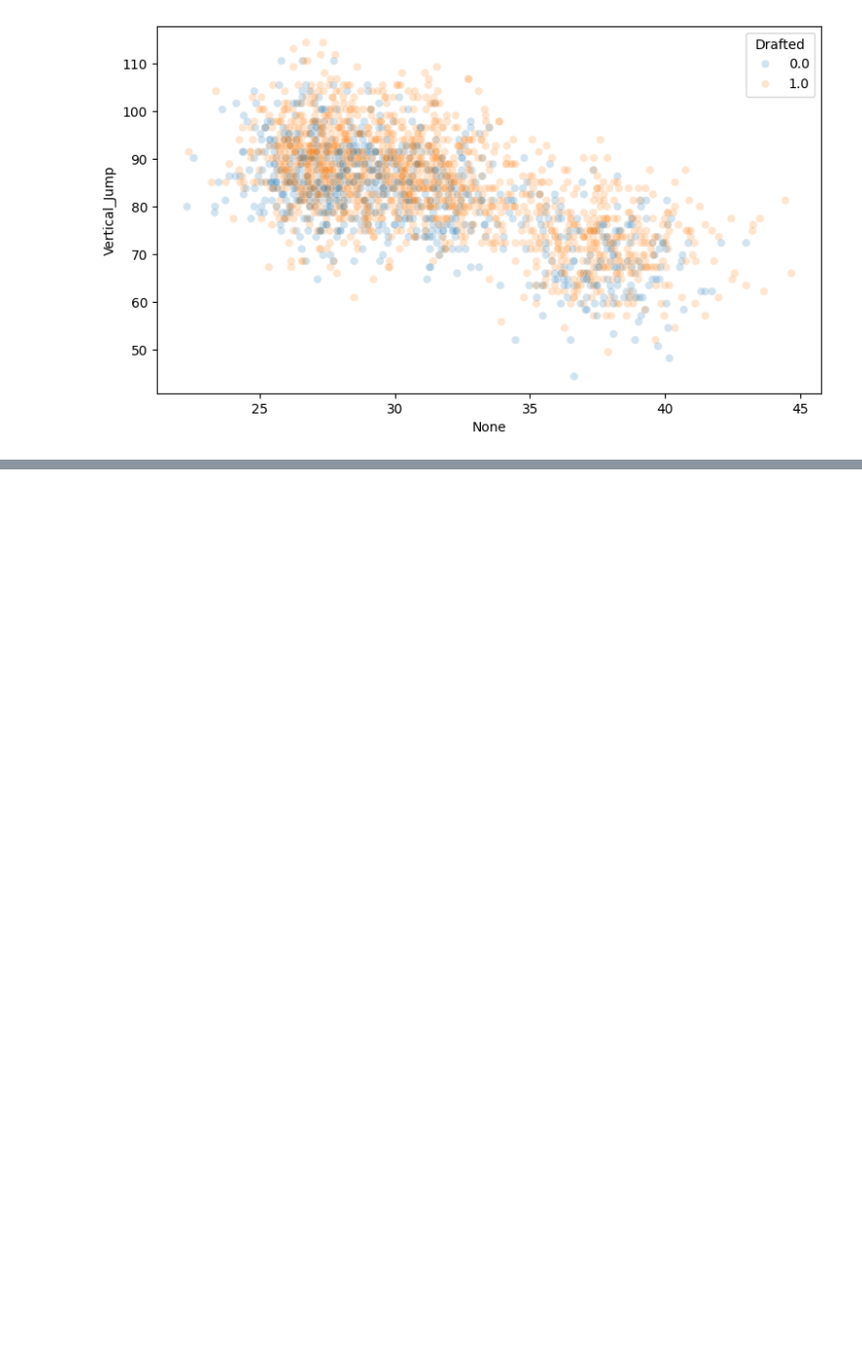
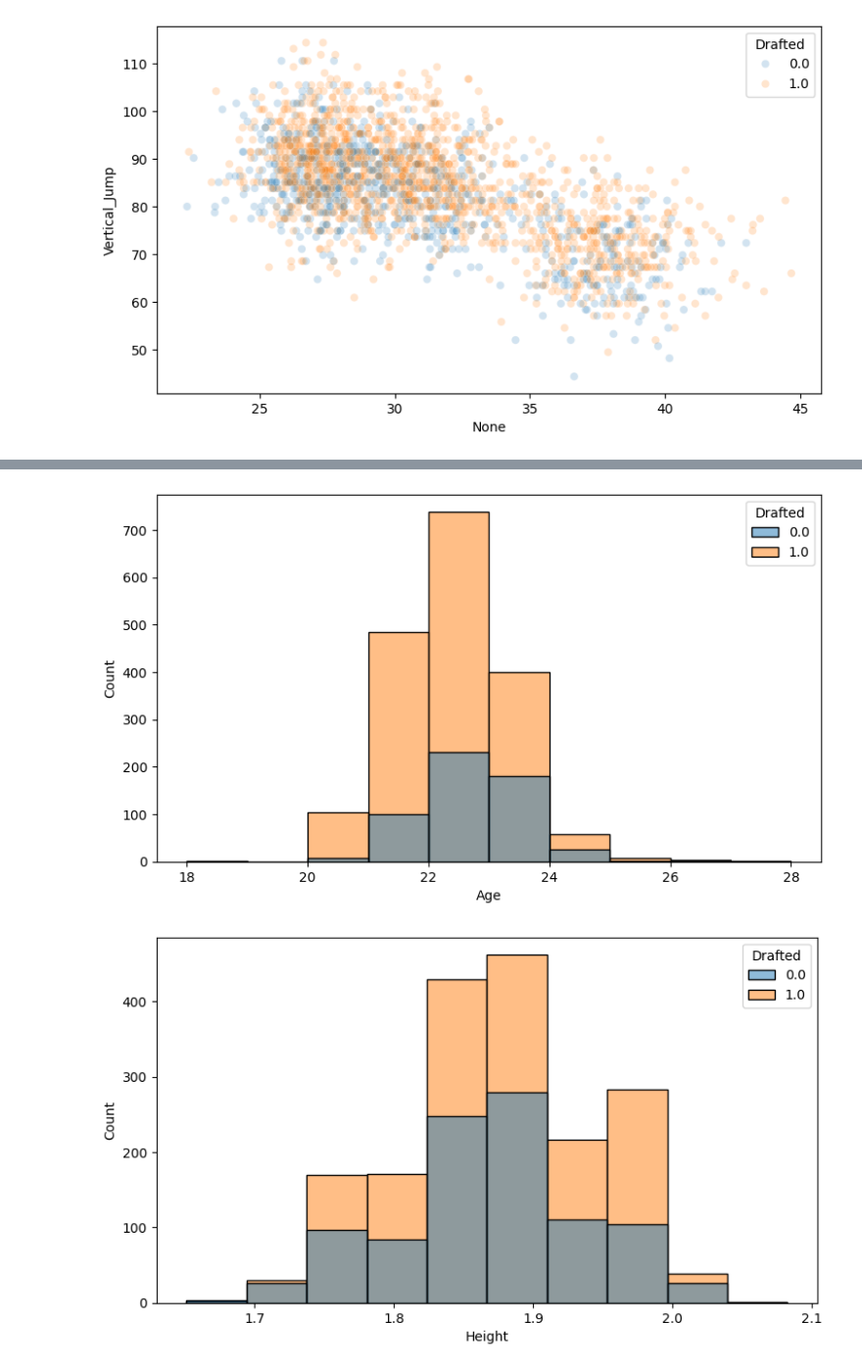
Before and after one commit to SalemElbermawy/comp_gci, a Jupyter notebook: gci_comp.ipynb, the cells around one changed output, grey strips where cells are left out. Shown at 98% size. Cells and saved outputs as stored; diff of their text form; code cells hidden in the pictures; blank space fills up the shorter version.

```diff
--- a/gci_comp.ipynb
+++ b/gci_comp.ipynb
@@ -433,0 +453,9 @@ plt.show()
+# %%
+for x in num_cols:
+
+    plt.figure(figsize=(9,5))
+    sns.histplot(data=data_no_corr,x=x,bins=10,hue="Drafted")
+    plt.show()
+# %% [output]
+[figure, added]
+[figure, added]
```
Also changed, not shown: parts of 20 cells of this notebook.
